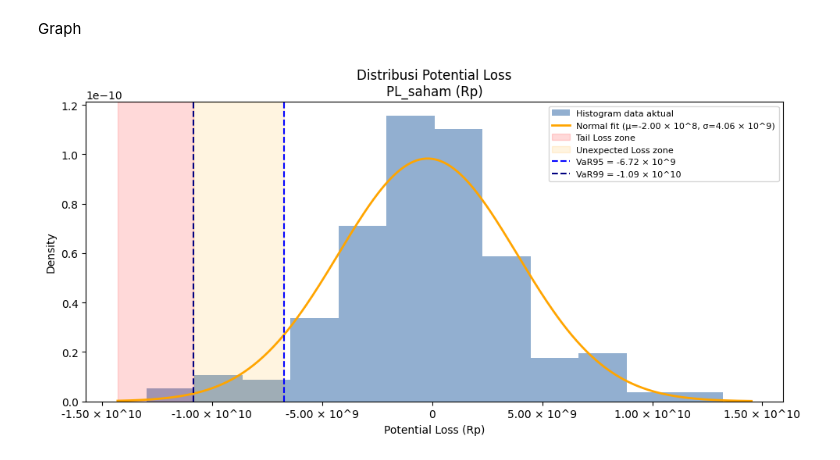
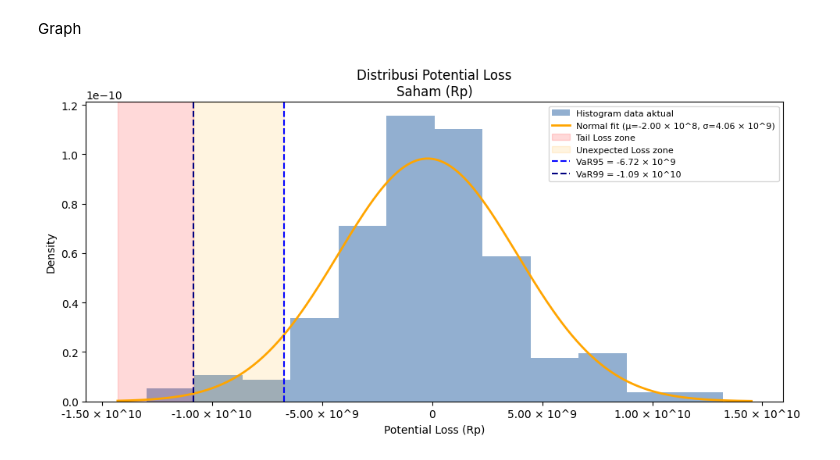
Before and after one commit to iqbaltanjung97/VaR, a Jupyter notebook: VaR_revised.ipynb, the cells around one changed output. Cells and saved outputs as stored; diff of their text form; code cells hidden in the pictures.

```diff
--- a/VaR_revised.ipynb
+++ b/VaR_revised.ipynb
@@ -398,7 +398,7 @@ file_path = "PL_saham.xlsx"
 df = pd.read_excel(file_path)
 
 ASSET_COL = "PL_saham"
-ASSET_NAME = "PL_saham"
+ASSET_NAME = "Saham"
 
 risk_threshold = {
     "appetite":  -3e9,   # contoh angka real (Rp)
@@ -470,31 +470,31 @@ ax.plot(x, y,
 ax.axvspan(x_min - 0.05*x_range, q01,
            alpha=0.15, color="red", label="Tail Loss zone")
 ax.axvspan(q01, q05,
            alpha=0.12, color="orange", label="Unexpected Loss zone")
 
 # VaR lines
 ax.axvline(q05, linestyle="--", linewidth=1.5, color="blue",
            label=f"VaR95 = {sci_fmt(q05)}")
 ax.axvline(q01, linestyle="--", linewidth=1.5, color="navy",
            label=f"VaR99 = {sci_fmt(q01)}")
 
 # Threshold lines
 # ax.axvline(lim, linestyle=":", linewidth=1.5, color="green",
 #            label=f"Limit = {sci_fmt(lim)}")
 # ax.axvline(app, linestyle=":", linewidth=1.5, color="gold",
 #            label=f"Appetite = {sci_fmt(app)}")
 # ax.axvline(tol, linestyle=":", linewidth=1.5, color="red",
 #            label=f"Tolerance = {sci_fmt(tol)}")
 
 # Use engineering-style formatting on x-axis
 ax.xaxis.set_major_formatter(fmt)
 
 ax.set_title(f"Distribusi Potential Loss\n{ASSET_NAME} (Rp)")
 ax.set_xlabel("Potential Loss (Rp)")
 ax.set_ylabel("Density")
 ax.grid(False)
 ax.legend(fontsize=8, frameon=True)
 plt.tight_layout()
 plt.show()
 # %% [output]
-[figure, old version]
+[figure, new version]
```
Also changed, not shown: parts of 1 cell of this notebook, 2 other files.
